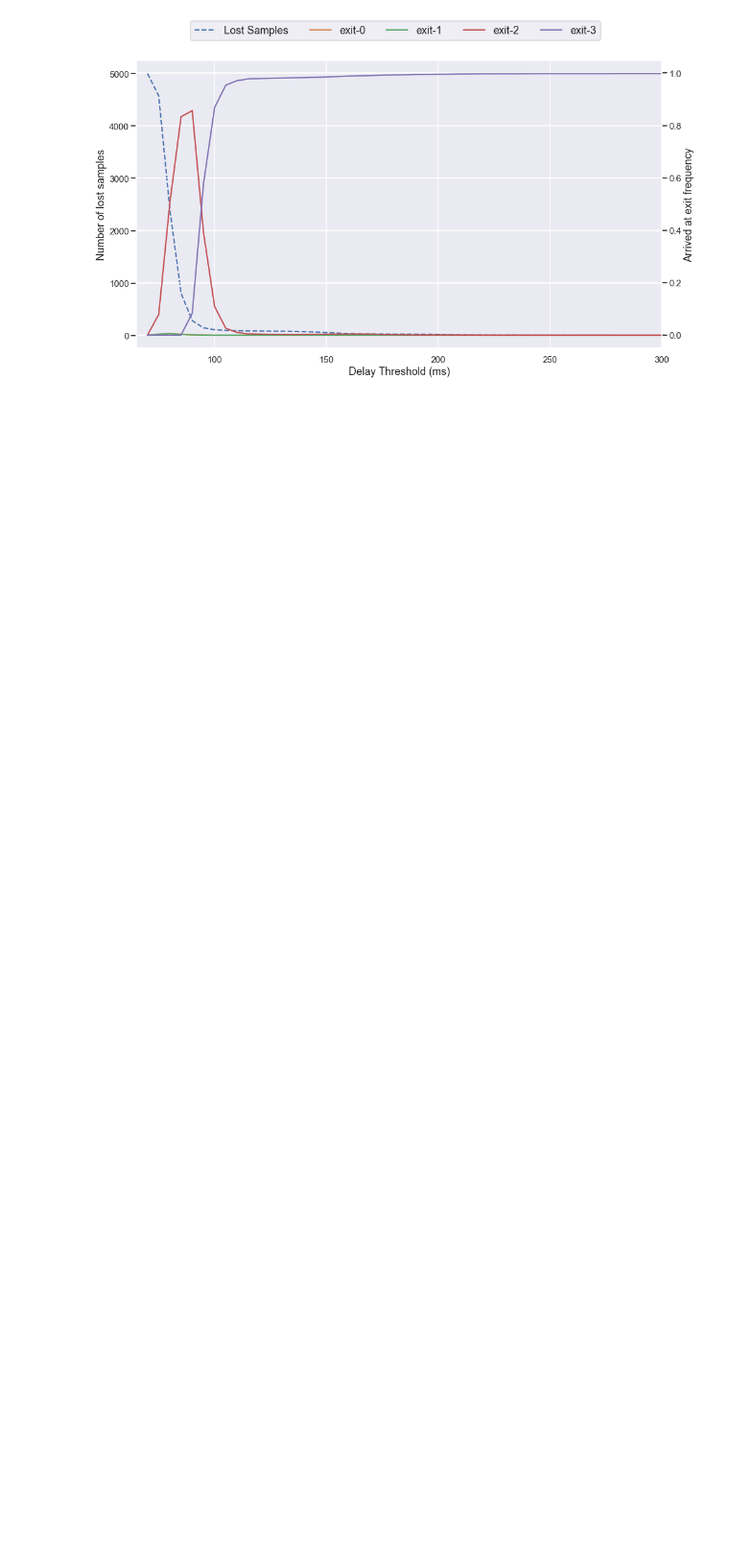
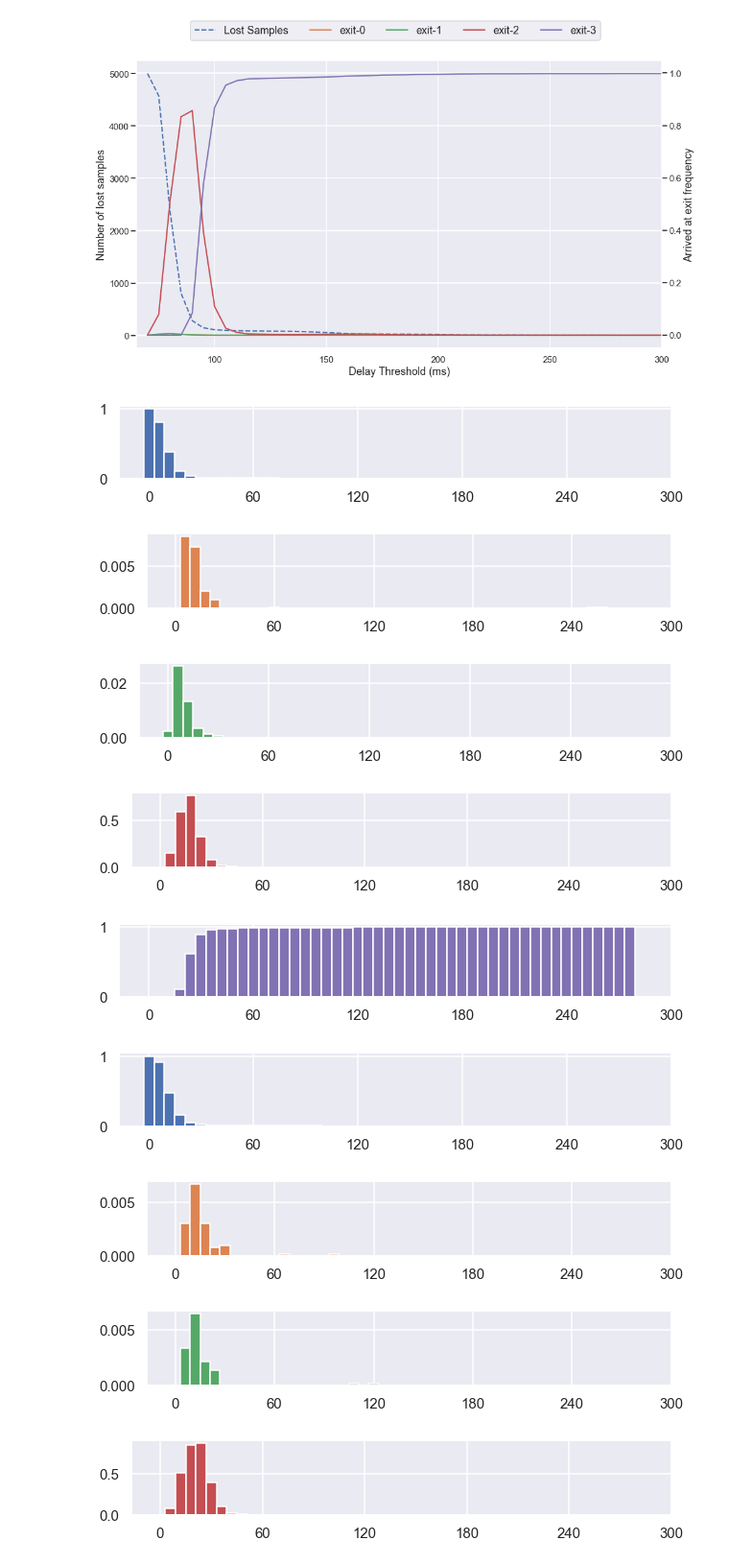
Before and after one commit to AlexKarlsen/thesis-src, a Jupyter notebook: DDNN/edge_test/sandbox.ipynb, the cells around one changed output. Shown: that part at 96% size. Saved outputs shown, nothing was run; the diff lists cells and outputs as text; code cells hidden in the pictures; blank space fills up the shorter version.

```diff
--- a/DDNN/edge_test/sandbox.ipynb
+++ b/DDNN/edge_test/sandbox.ipynb
@@ -105,3 +107,43 @@ for net in results:
 # %% [output]
 [figure]
 [figure]
+# %%
+for net in results:
+    exits = np.array(results[net]['Exit'].tolist())
+
+    fig, axes = plt.subplots(1, sharex=True, figsize=(9,2))
+    axes.bar(np.arange(len(results[net]['Delay Threshold'])), results[net]['missed']/5000,  color=current_palette[0], width=width)
+
+    axes.set_xticks(np.arange(0,len(results[net]['Delay Threshold'])+5,10))
+    axes.set_xticklabels(np.arange(0,301,60))
+
+    for exit in range(4):
+        fig, axes = plt.subplots(1, sharex=True, figsize=(9,2))
+
+        width=1
+
+        results[net] = results[net].dropna()
+
+        axes.bar(np.arange(len(results[net]['Delay Threshold'])), exits[:,exit]/5000,  color=current_palette[exit+1], width=width)
+
+        fig.tight_layout()
+
+
+
+        axes.set_xticks(np.arange(0,len(results[net]['Delay Threshold'])+5,10))
+        axes.set_xticklabels(np.arange(0,301,60))
+
+        #fig.legend(['Lost'] + ['Exit.{}'.format(n) for n in range(4)], ncol=5, loc="upper center", fontsize='medium')
+
+        fig.tight_layout()
+        fig.subplots_adjust(top=0.90)
+# %% [output]
+[figure, added]
+[figure, added]
+[figure, added]
+[figure, added]
+[figure, added]
+[figure, added]
+[figure, added]
+[figure, added]
+[figure, added]
```
Also changed, not shown: parts of 16 cells of this notebook, 5 other files.
